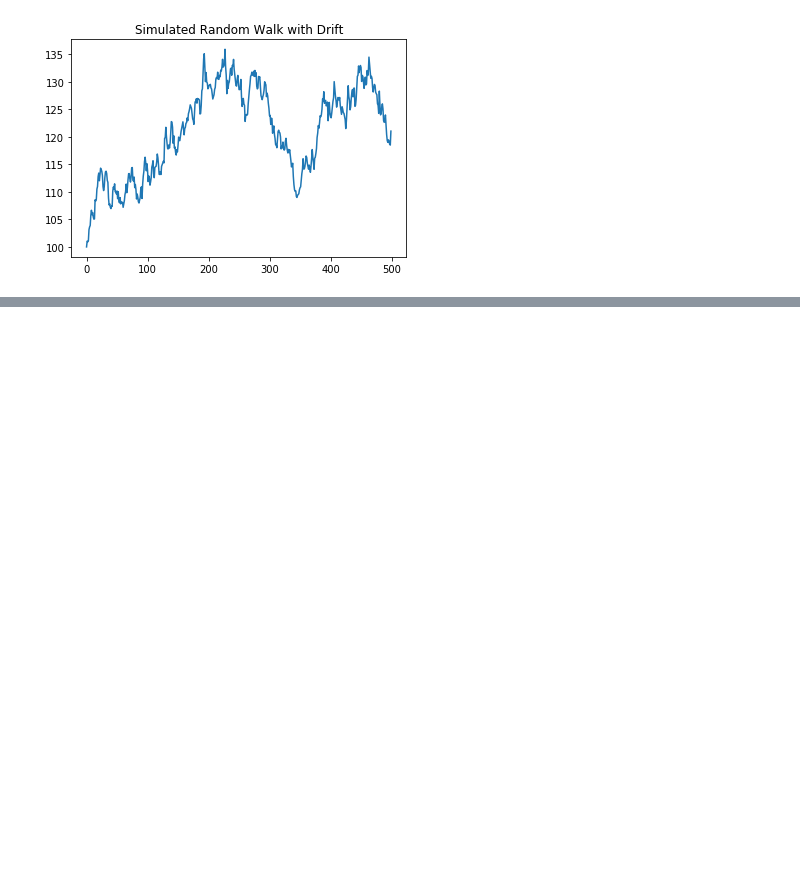
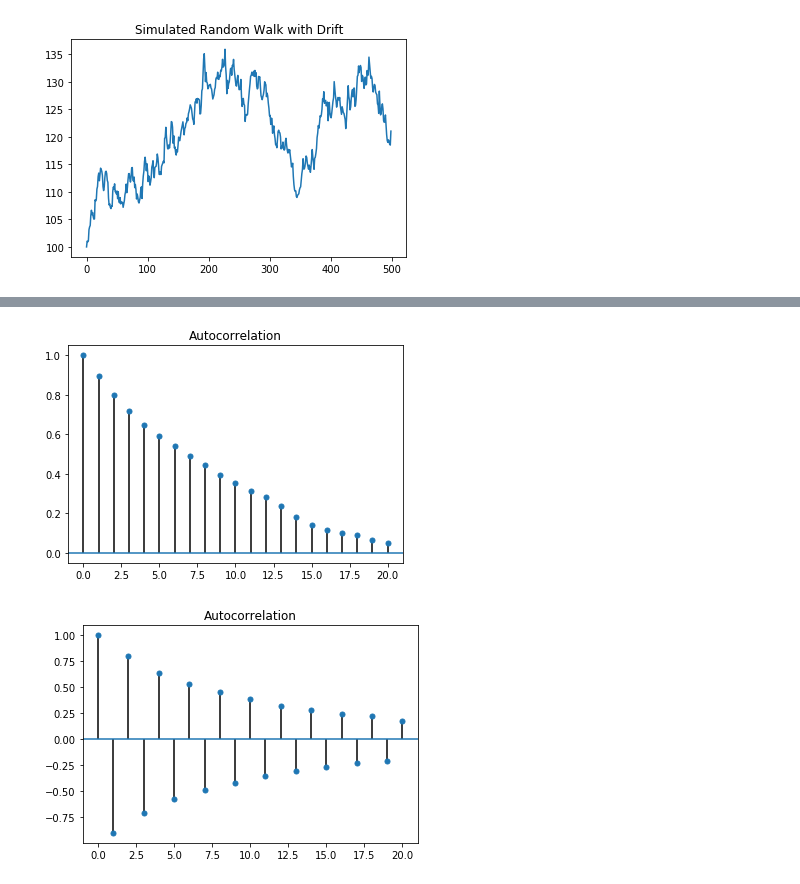
Before and after one commit to Grantmac75/Random_Projects, a Jupyter notebook: Time_Series_For_Stocks.ipynb, the cells around one changed output, grey strips where cells are left out. Saved outputs shown, nothing was run; the diff lists cells and outputs as text; code cells hidden in the pictures; blank space fills up the shorter version.

```diff
--- a/Time_Series_For_Stocks.ipynb
+++ b/Time_Series_For_Stocks.ipynb
@@ -215,0 +265,14 @@ plt.show()
+# %%
+# Import the plot_acf module from statsmodels
+from statsmodels.graphics.tsaplots import plot_acf
+
+# Plot 1: AR parameter = +0.9
+plot_acf(simulated_data_1, alpha=1, lags=20)
+plt.show()
+
+# Plot 2: AR parameter = -0.9
+plot_acf(simulated_data_2, alpha=1, lags=20)
+plt.show()
+# %% [output]
+[figure, added]
+[figure, added]
```
Also changed, not shown: parts of 8 cells of this notebook.
